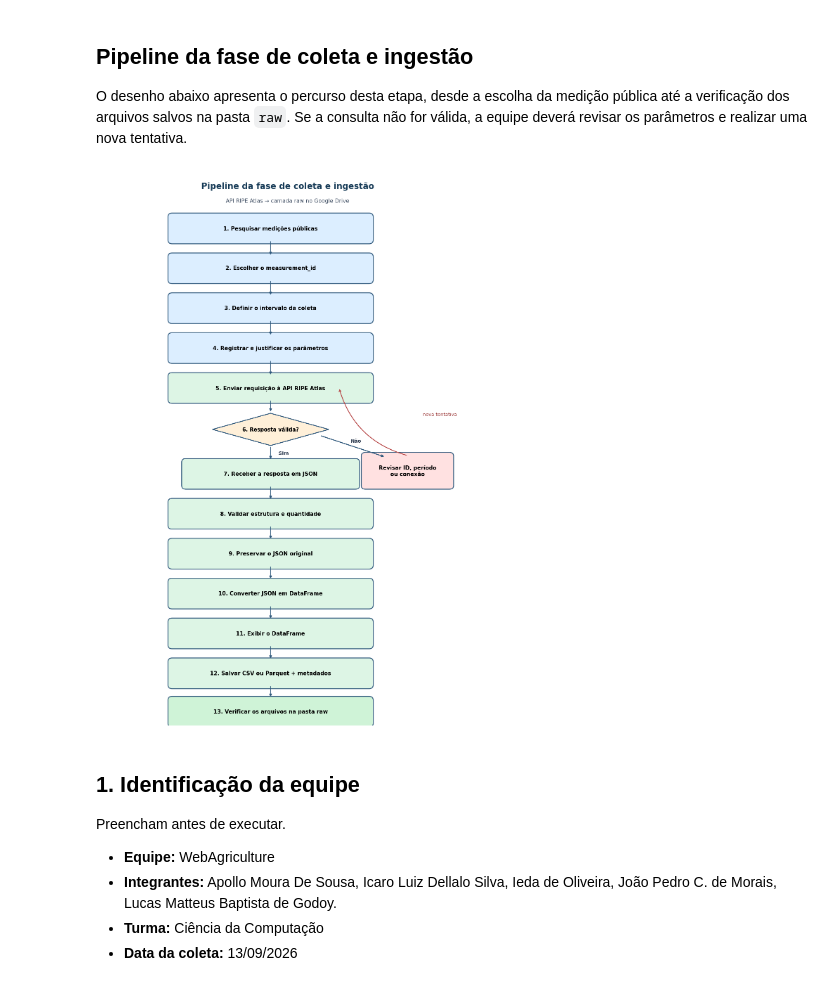
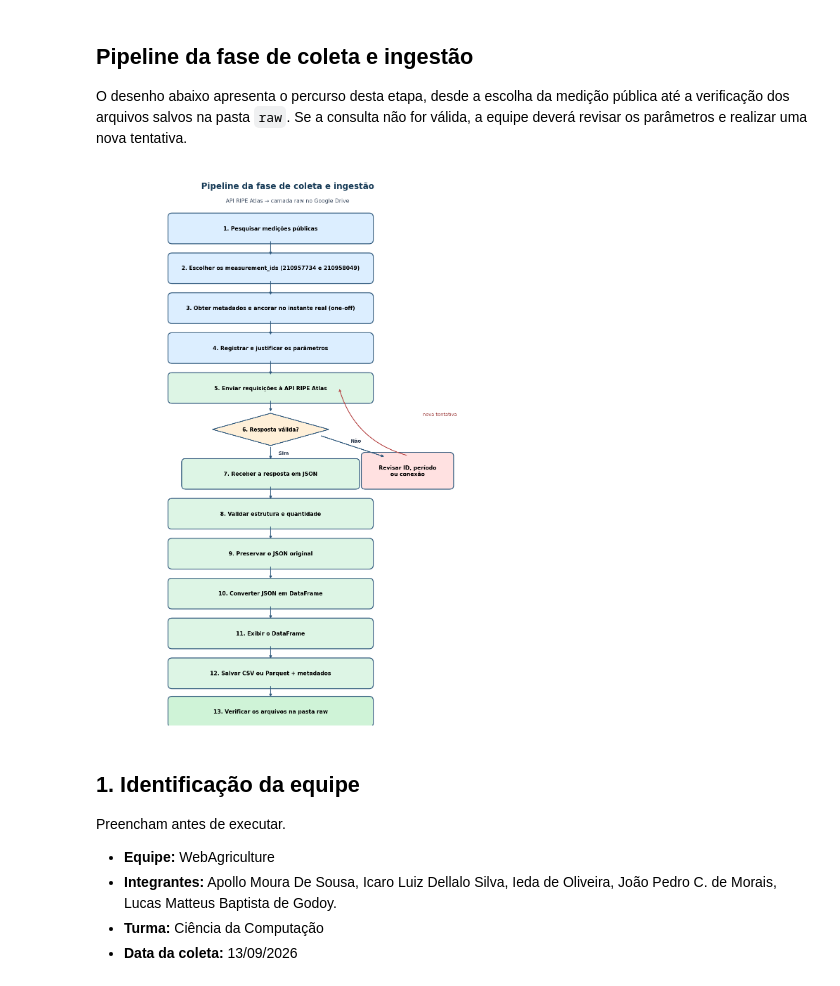
Before and after one commit to ZorahSai/Projeto-WebAgriculture-, a Jupyter notebook: Coleta de Dados/Coleta_de_dados.ipynb, the cells around one changed output. Saved outputs shown, nothing was run; the diff lists cells and outputs as text; code cells hidden in the pictures.

```diff
--- a/Coleta de Dados/Coleta_de_dados.ipynb
+++ b/Coleta de Dados/Coleta_de_dados.ipynb
@@ -67,10 +67,10 @@ ax.text(5.5, 17.05, "API RIPE Atlas → camada raw no Google Drive",
 
 etapas = [
     (16.2, "1. Pesquisar medições públicas", azul),
-    (14.9, "2. Escolher o measurement_id", azul),
-    (13.6, "3. Definir o intervalo da coleta", azul),
+    (14.9, "2. Escolher os measurement_ids (210957734 e 210958049)", azul),
+    (13.6, "3. Obter metadados e ancorar no instante real (one-off)", azul),
     (12.3, "4. Registrar e justificar os parâmetros", azul),
-    (11.0, "5. Enviar requisição à API RIPE Atlas", verde),
+    (11.0, "5. Enviar requisições à API RIPE Atlas", verde),
 ]
 for y, texto, cor in etapas:
     caixa(5, y, texto, cor)
@@ -80,34 +80,34 @@ for y1, y2 in [(15.8, 15.3), (14.5, 14.0), (13.2, 12.7), (11.9, 11.4)]:
 
 decisao(5, 9.65, "6. Resposta válida?")
 seta(5, 10.6, 5, 10.2)
 
 # Caminho de erro e nova tentativa
 caixa(9.0, 8.3, "Revisar ID, período\nou conexão", vermelho, largura=2.5, altura=1.0)
 seta(6.45, 9.45, 8.35, 8.75, "Não", (0.10, 0.18))
 ax.annotate("", xy=(7.0, 11.0), xytext=(9.0, 8.8),
             arrowprops=dict(arrowstyle="->", lw=1.6, color="#B84949",
                             connectionstyle="arc3,rad=-0.28"))
 ax.text(9.45, 10.1, "nova tentativa", fontsize=9.5, color="#9B3636")
 
 # Caminho principal
 caixa(5, 8.2, "7. Receber a resposta em JSON", verde, largura=5.0)
 seta(5, 9.1, 5, 8.65, "Sim", (0.38, 0))
 
 caixa(5, 6.9, "8. Validar estrutura e quantidade", verde)
 caixa(5, 5.6, "9. Preservar o JSON original", verde)
 caixa(5, 4.3, "10. Converter JSON em DataFrame", verde)
 caixa(5, 3.0, "11. Exibir o DataFrame", verde)
 caixa(5, 1.7, "12. Salvar CSV ou Parquet + metadados", verde)
 caixa(5, 0.45, "13. Verificar os arquivos na pasta raw", "#CFF3D7")
 
 for y1, y2 in [(7.8, 7.35), (6.5, 6.05), (5.2, 4.75),
                (3.9, 3.45), (2.6, 2.15), (1.3, 0.9)]:
     seta(5, y1, 5, y2)
 
 plt.tight_layout()
 plt.show()
 # %% [output]
-[figure, old version]
+[figure, new version]
 # %% [markdown]
 ## 1. Identificação da equipe
 
```
Also changed, not shown: parts of 3 cells of this notebook.
